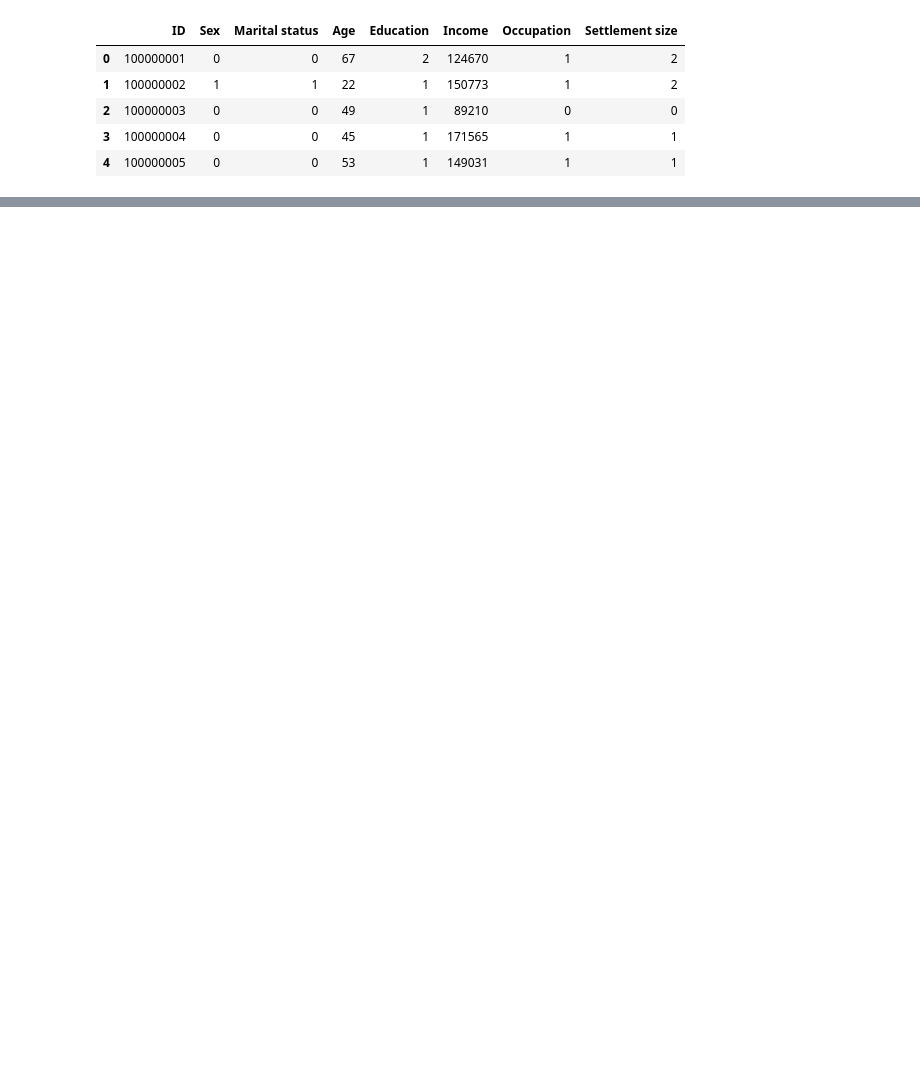
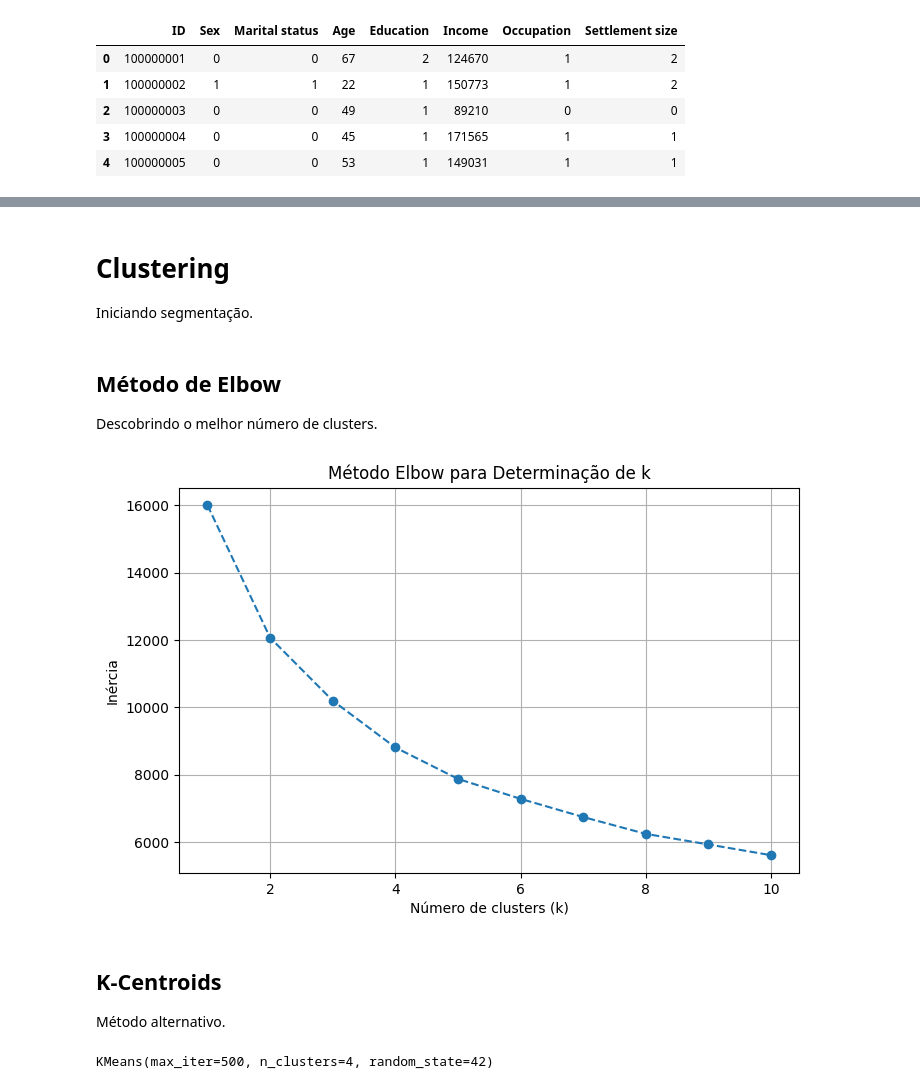
Before and after one commit to MarkfySoftware/markfy-datascience, a Jupyter notebook: MarfkyAI.ipynb, the cells around one changed output, grey strips where cells are left out. Cells and saved outputs as stored; diff of their text form; code cells hidden in the pictures; blank space fills up the shorter version.

Commit message:
Add statistical analysys and clustering method

```diff
--- a/MarfkyAI.ipynb
+++ b/MarfkyAI.ipynb
@@ -45,0 +111,33 @@ customer.head()
+# %% [markdown]
+# Clustering
+
+Iniciando segmentação.
+# %% [markdown]
+## Método de Elbow
+
+Descobrindo o melhor número de clusters.
+# %%
+wcss = {}
+for i in range(1, 11):
+    kmeans = KMeans(n_clusters =i, init = 'k-means++', random_state= 42)
+    kmeans.fit(scaled_customer)
+    wcss[i] = kmeans.inertia_
+
+plt.figure(figsize=(8, 5))
+plt.plot(list(wcss.keys()), list(wcss.values()),  marker = 'o', linestyle = '--' )
+plt.xlabel('Número de clusters (k)')
+plt.ylabel('Inércia')
+plt.title('Método Elbow para Determinação de k')
+plt.grid(True)
+plt.show()
+# %% [output]
+[figure, added]
+# %% [markdown]
+## K-Centroids
+
+Método alternativo.
+# %%
+kmeans =KMeans(n_clusters =4, max_iter = 500,  init = 'k-means++', random_state= 42)
+kmeans.fit(scaled_customer)
+# %% [output]
+KMeans(max_iter=500, n_clusters=4, random_state=42)
```
Also changed, not shown: parts of 16 cells of this notebook.
